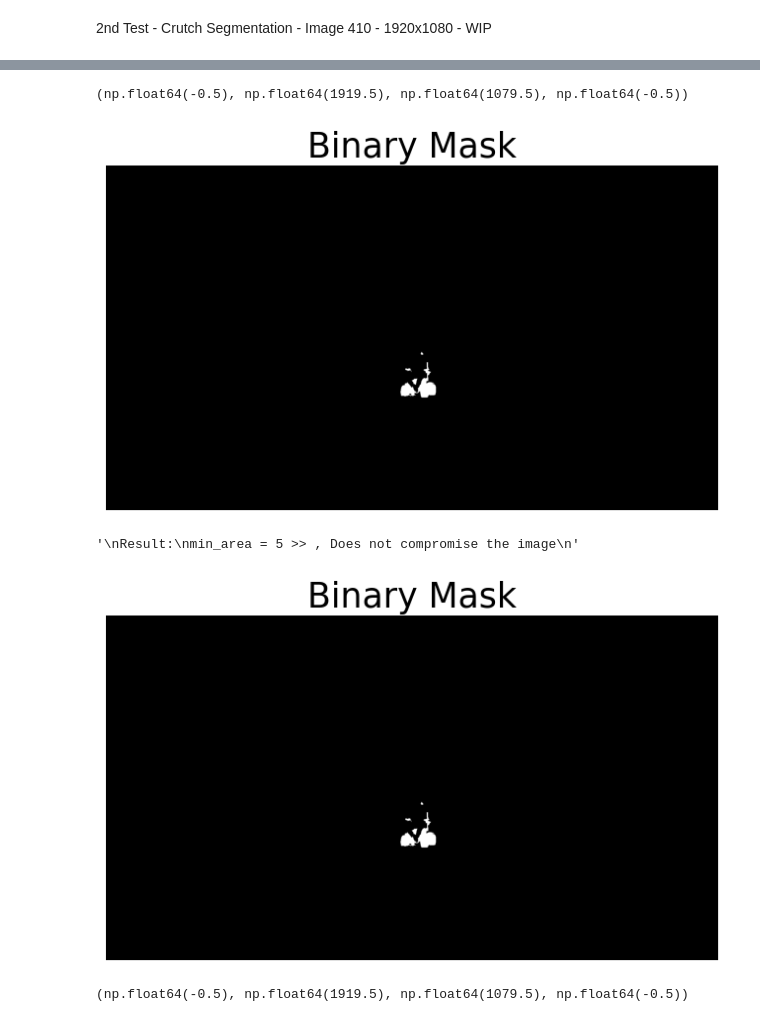
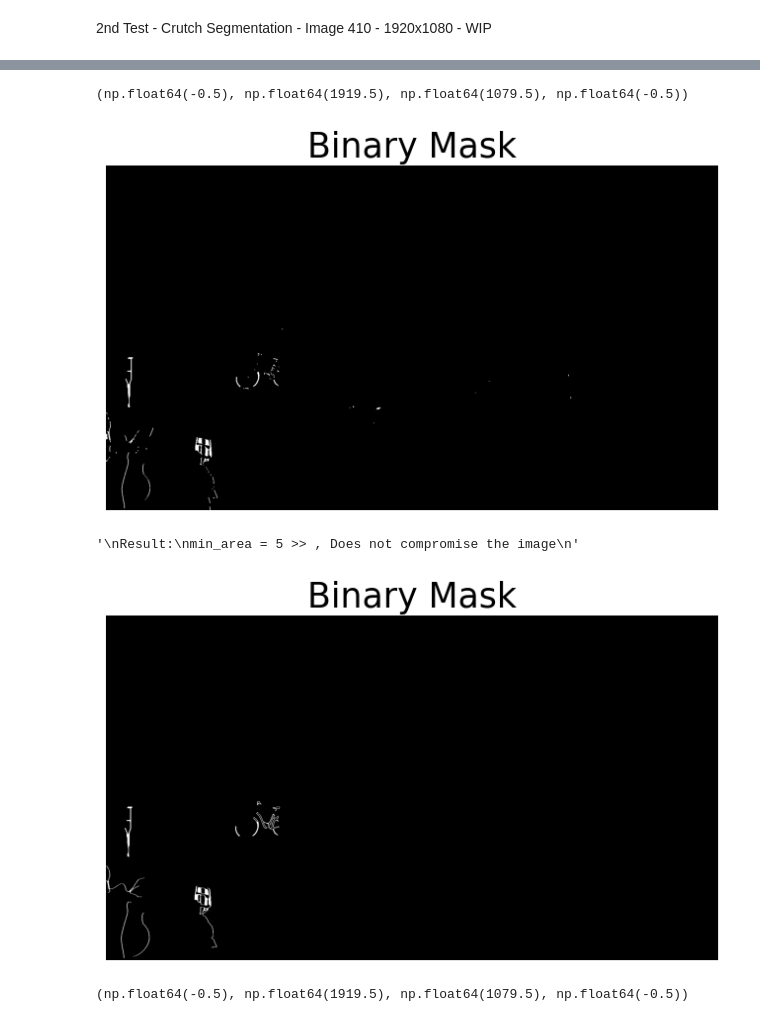
Before and after one commit to rpgouveia/pucpr_pibiti_semantic_segmentation, a Jupyter notebook: study_color_conversion_v2/crutch.ipynb, the cells around one changed output, grey strips where cells are left out. Cells and saved outputs as stored; diff of their text form; code cells hidden in the pictures.

```diff
--- a/study_color_conversion_v2/crutch.ipynb
+++ b/study_color_conversion_v2/crutch.ipynb
@@ -277,9 +289,11 @@ upper_bound = [79, 151, 188]
 # %%
 ### Process 1 - One Range of HSV Values ###
 # First Step - Limits
-# 1 - Define color limits >> HSV (H:77, S:132, V:185) to (H:79, S:151, V:188)
-lower_bound = np.array([77, 132, 185]) # Hue, Saturation, Value - Without pre-process - Result: Excellent
-upper_bound = np.array([79, 151, 188]) # Hue, Saturation, Value - Without pre-process - Result: Excellent
+# 1 - Define Human color limits >> HSV (H:92, S:132, V:183) to (H:98, S:151, V:188)
+lower_bound = np.array([92, 132, 183]) # Hue, Saturation, Value   - Without pre-process - Result: Excellent
+upper_bound = np.array([98, 151, 188]) # Hue, Saturation, Value   - Without pre-process - Result: Excellent
+# lower_bound = np.array([92, 26, 165]) # Hue, Saturation, Value   - With pre-process 5x5 - Result: Not good
+# upper_bound = np.array([173, 151, 196]) # Hue, Saturation, Value   - With pre-process 5x5 - Result: Not good
 
 # Second Step - Binary Mask
 # 2.1 - Create mask
@@ -299,17 +318,17 @@ plt.axis('off')
 # %%
 # Morphologic Operation
 # 3. Post-processing
-kernel = np.ones((1,1), np.uint8) # Kernel 1x1 instead 3x3
-mask = cv.morphologyEx(mask, cv.MORPH_OPEN, kernel)  # Remove small noise
-mask = cv.morphologyEx(mask, cv.MORPH_CLOSE, kernel) # Close small holes
+kernel = np.ones((2,2), np.uint8) # Kernel 1x1 instead 3x3
+mask1 = cv.morphologyEx(mask, cv.MORPH_OPEN, kernel)  # Remove small noise
+mask1 = cv.morphologyEx(mask1, cv.MORPH_CLOSE, kernel) # Close small holes
 
 plt.figure(figsize=[8,8])
-plt.imshow(mask, cmap='gray')
+plt.imshow(mask1, cmap='gray')
 plt.title("Binary Mask",fontdict={'fontsize': 25})
 plt.axis('off')
 # %% [output]
 (np.float64(-0.5), np.float64(1919.5), np.float64(1079.5), np.float64(-0.5))
-[figure, old version]
+[figure, new version]
 # %%
 # Third Step - Remove Noise
 # Find Contours
@@ -319,35 +338,35 @@ contours, hierarchy = cv.findContours(mask, cv.RETR_TREE, cv.CHAIN_APPROX_SIMPLE
 filtered_mask = np.zeros_like(mask)
 
 # Define minimum area
-min_area = 5
+min_area = 50
 
 # Filter by area and preserve structure
 for contour in contours:
     area = cv.contourArea(contour)
     if area >= min_area:
         # Create mask for this specific contour
         temp_mask = np.zeros_like(mask)
         cv.drawContours(temp_mask, [contour], -1, (255), -1)
 
         # Preserve original pixels within outline
         contour_region = cv.bitwise_and(mask, temp_mask)
         filtered_mask = cv.bitwise_or(filtered_mask, contour_region)
 
 mask = filtered_mask
 
 # 3.4 - Visualize updated mask
 plt.figure(figsize=[8,8])
 plt.imshow(mask, cmap='gray')
 plt.title("Binary Mask",fontdict={'fontsize': 25})
 plt.axis('off')
 
 """
 Result:
 min_area = 5 >> , Does not compromise the image
 """
 # %% [output]
 '\nResult:\nmin_area = 5 >> , Does not compromise the image\n'
-[figure, old version]
+[figure, new version]
 # %%
 # Visualize Segmentation
 # Setup Plot
```
Also changed, not shown: parts of 5 cells of this notebook.
